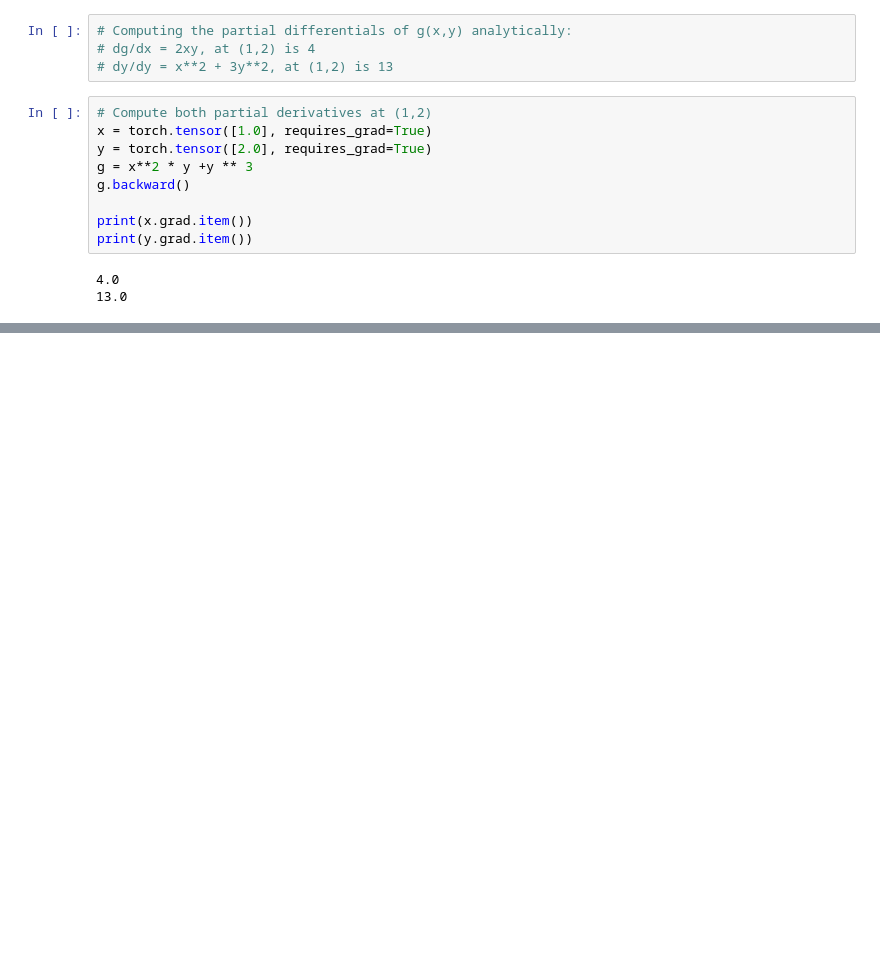
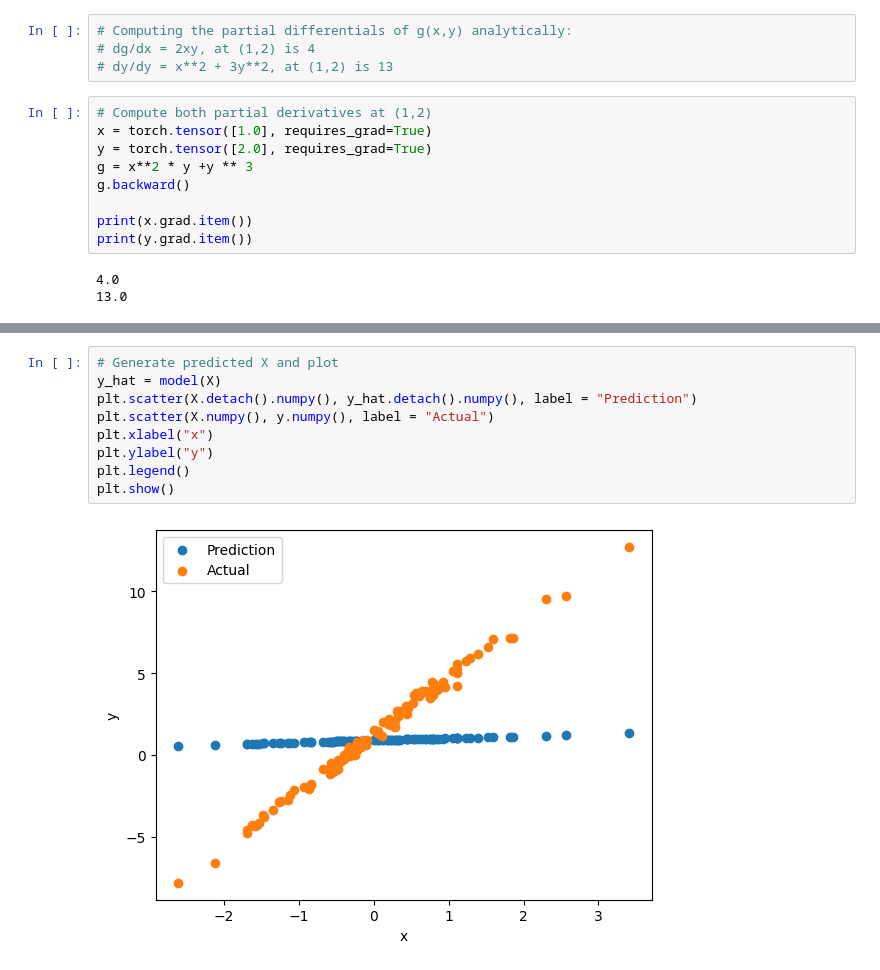
Before and after one commit to leoydl29/D200-PS1, a Jupyter notebook: solutions.ipynb, the cells around one changed output, grey strips where cells are left out. Drawn from its saved outputs; the diff is of its cells as text; blank space fills up the shorter version.

```diff
--- a/solutions.ipynb
+++ b/solutions.ipynb
@@ -82,0 +116,11 @@ print(y.grad.item())
+# %%
+# Generate predicted X and plot
+y_hat = model(X)
+plt.scatter(X.detach().numpy(), y_hat.detach().numpy(), label = "Prediction")
+plt.scatter(X.numpy(), y.numpy(), label = "Actual")
+plt.xlabel("x")
+plt.ylabel("y")
+plt.legend()
+plt.show()
+# %% [output]
+[figure, added]
```
Also changed, not shown: parts of 15 cells of this notebook, 2 other files.
